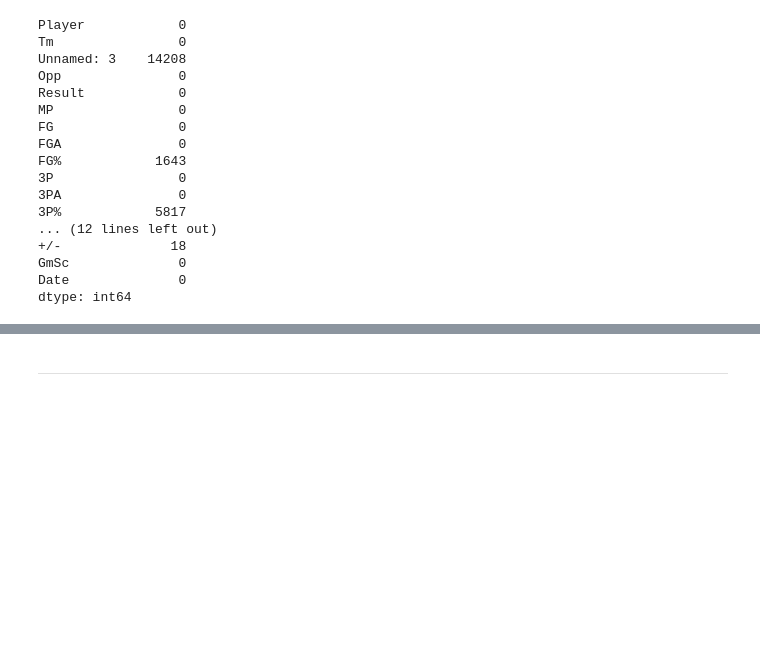
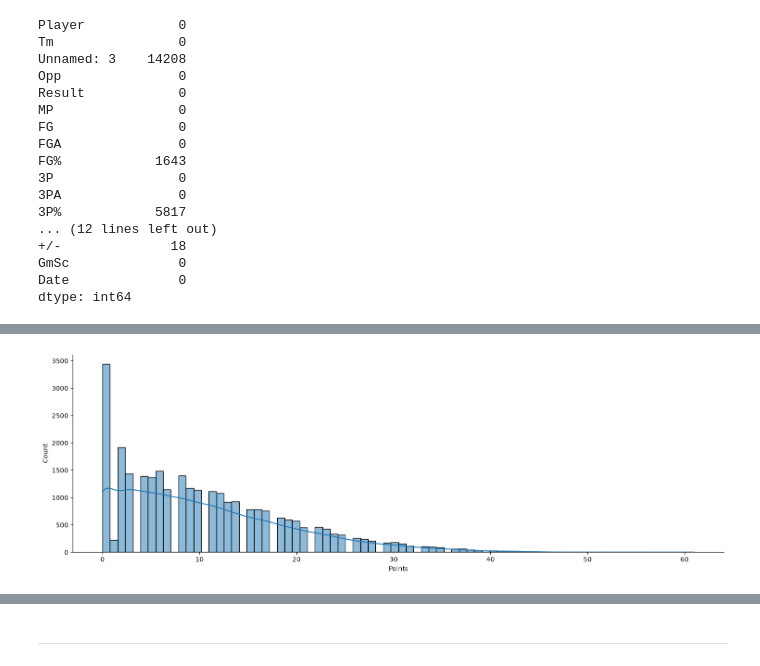
Before and after one commit to awomann/nba-prediction, a Jupyter notebook: Desktop/Coding/NBA Prediction/NBA_Predictive_Analytics.ipynb, the cells around one changed output, grey strips where cells are left out. Drawn from its saved outputs; the diff is of its cells as text; code cells hidden in the pictures; blank space fills up the shorter version.

```diff
--- a/Desktop/Coding/NBA Prediction/NBA_Predictive_Analytics.ipynb
+++ b/Desktop/Coding/NBA Prediction/NBA_Predictive_Analytics.ipynb
@@ -102,5 +125,5 @@ Path to dataset files: /Users/AMann/.cache/kagglehub/datasets/eduardopalmieri/nb
 # %%
-df = pd.read_csv('/Users/AMann/Desktop/Coding/Pitt MDS/CMPINF2100/Module 12/nba_dailyleaders_full_24_25.csv')
+df = pd.read_csv('/Users/AMann/Desktop/Coding/NBA Prediction/nba_dailyleaders_full_24_25.csv')
 df.head()
 # %% [output]
 |  | Player | Tm | Unnamed: 3 | Opp | Result | MP | FG | FGA | FG% | 3P | ... | ... |
@@ -241,0 +265,3 @@ stats_df.head()
+# %%
+drop = df.drop(columns=['Unnamed: 3', '+/-'])
+drop.head()
@@ -241,0 +276,3 @@ stats_df.head()
+# %%
+new_df = drop.rename(columns = {'Tm': 'Team', 'MP': 'MinPlay', 'GmSc': 'GameScore', 'PTS': 'Points'})
+new_df.columns
@@ -241,0 +293,5 @@ stats_df.head()
+# %%
+sns.displot(data = new_df, x = 'Points', kind = 'hist', kde = True, aspect = 3)
+plt.show()
+# %% [output]
+[figure, added]
```
Also changed, not shown: parts of 33 cells of this notebook, 1 other file.
